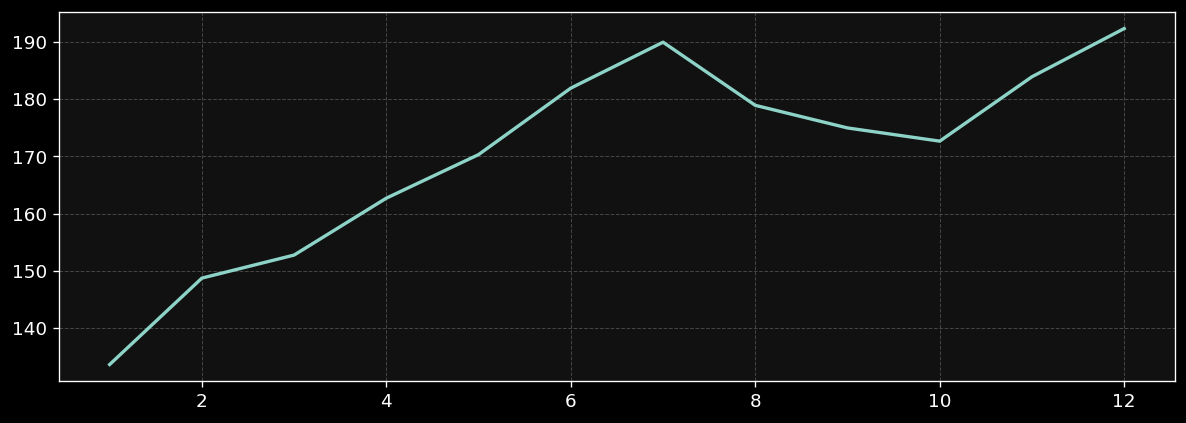
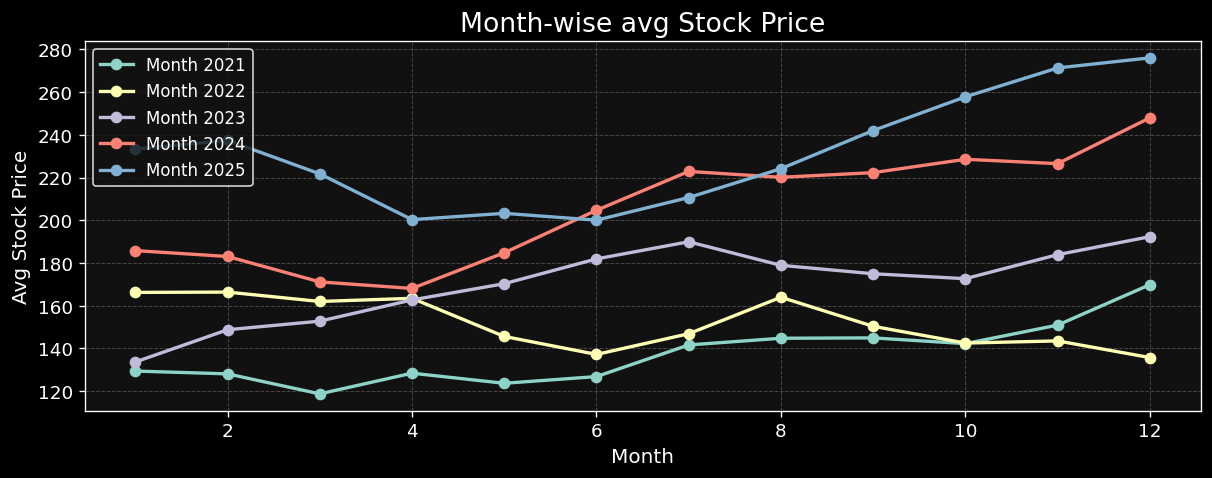
The notebook cell's code change between the first figure and the second:
--- before
+++ after
@@ -4,4 +4,8 @@
 monthly_avg = df.groupby(['Month', 'Year'])['Close'].mean().unstack()
 
-for i in range(2023, 2024):
-    plt.plot(monthly_avg.index, monthly_avg[i], label=f'Month {i}')
+for i in range(2021, 2026):
+    plt.plot(monthly_avg.index, monthly_avg[i], label=f'Month {i}', marker='o')
+    plt.legend(loc='upper left')
+    plt.title('Month-wise avg Stock Price')
+    plt.xlabel('Month')
+    plt.ylabel('Avg Stock Price')

Commit: commit [06-05-2026]